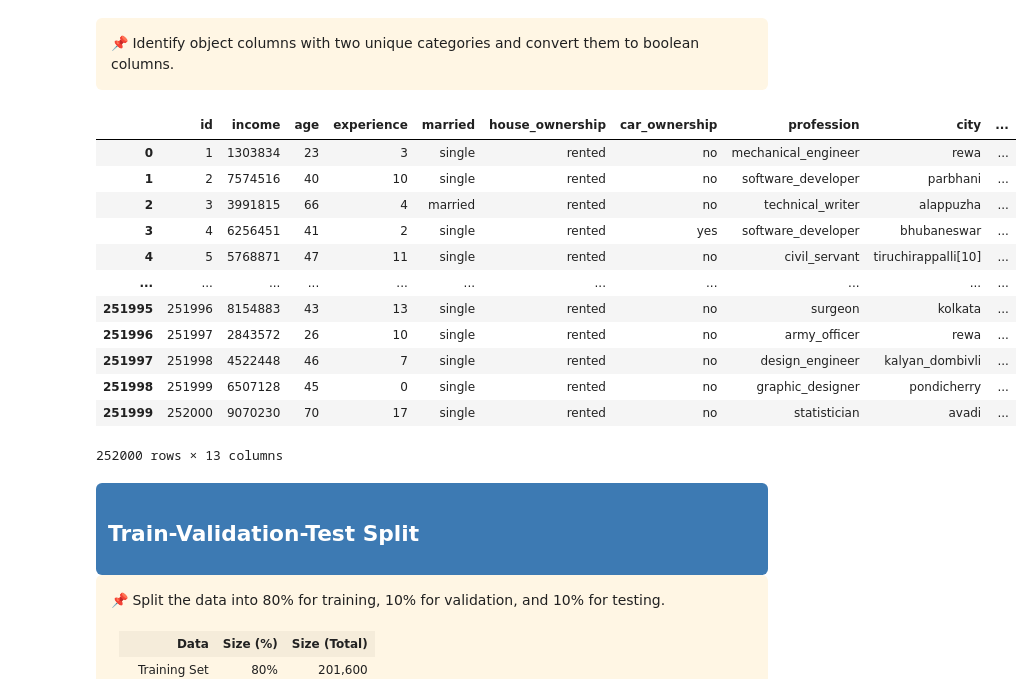
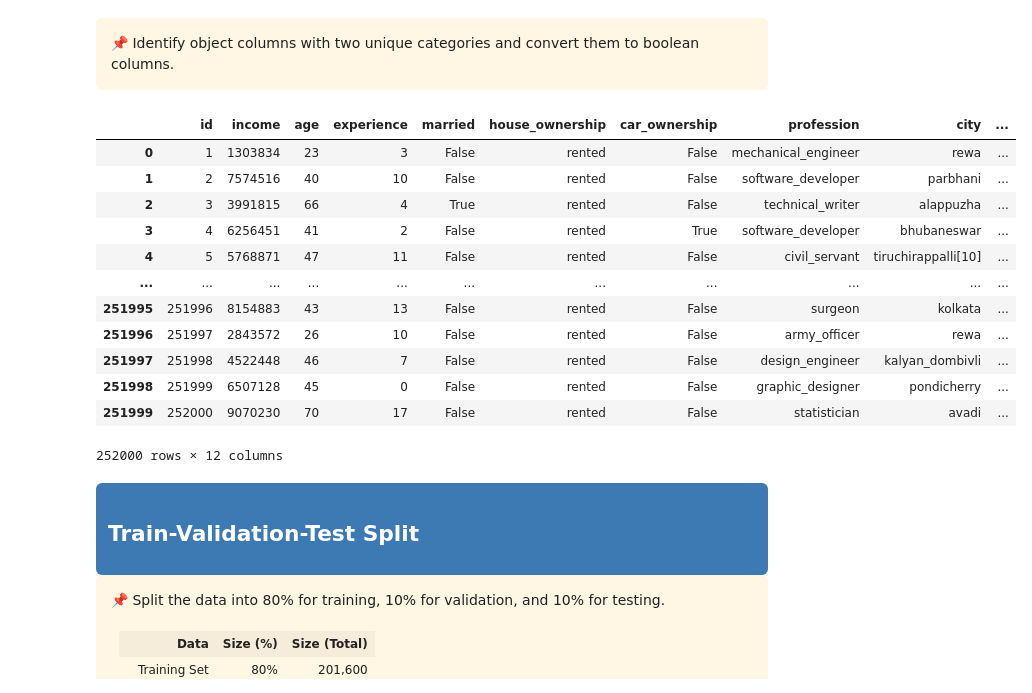
Before and after one commit to JensBender/loan-default-prediction, a Jupyter notebook: loan_default_prediction.ipynb, the cells around one changed output. Saved outputs shown, nothing was run; the diff lists cells and outputs as text; code cells hidden in the pictures.

Commit message:
In loan_default_prediction.ipynb > Data Preprocessing > Handling Data Types: Add car_ownershipt to BooleanColumnTransformer and add transformer to Pipeline

```diff
--- a/loan_default_prediction.ipynb
+++ b/loan_default_prediction.ipynb
@@ -285,47 +285,51 @@ class CategoricalLabelStandardizer(BaseEstimator, TransformerMixin):
                     .replace("-", "_")  # Replace hyphens with "_"
                     .replace("/", "_")  # Replace slashes with "_"
                     .replace(" ", "_")  # Replace spaces with "_"
                     if isinstance(categorical_label, str) else categorical_label
                 )
             )
         return X
 
 # --- Step 2: Convert binary categorical columns to boolean columns ---
 # Create custom Transformer class to convert binary categorical columns to boolean columns (married and car_ownership)
 class BooleanColumnTransformer(BaseEstimator, TransformerMixin):
     def fit(self, X, y=None):
         return self  # No fitting needed
 
     def transform(self, X):
         X = X.copy()
         if "married" in X.columns:
             X["married"] = X["married"].map({"married": True, "single": False})
+        if "car_ownership" in X.columns:
+            X["car_ownership"] = X["car_ownership"].map({"yes": True, "no": False})
         return X
 
 
 # --- Pipeline ---
 # Define pipeline
 pipeline = Pipeline([
-    ("categorical_label_standardizer", CategoricalLabelStandardizer(columns=["profession", "city", "state"]))
+    ("categorical_label_standardizer", CategoricalLabelStandardizer(columns=["profession", "city", "state"])),
+    ("boolean_column_transformer", BooleanColumnTransformer())
 ])
 
 # Use pipeline on the training data
-X_train_transformed = pipeline.fit_transform(df)
+X = df.drop("risk_flag", axis=1)
+X_train_transformed = pipeline.fit_transform(X)
 X_train_transformed
 # %% [output]
 |  | id | income | age | experience | married | house_ownership | car_ownership | profession | city | ... |
-| 0 | 1 | 1303834 | 23 | 3 | single | rented | no | mechanical_engineer | rewa | ... |
-| 1 | 2 | 7574516 | 40 | 10 | single | rented | no | software_developer | parbhani | ... |
-| 2 | 3 | 3991815 | 66 | 4 | married | rented | no | technical_writer | alappuzha | ... |
-| 3 | 4 | 6256451 | 41 | 2 | single | rented | yes | software_developer | bhubaneswar | ... |
-| 4 | 5 | 5768871 | 47 | 11 | single | rented | no | civil_servant | tiruchirappalli[10] | ... |
+| 0 | 1 | 1303834 | 23 | 3 | False | rented | False | mechanical_engineer | rewa | ... |
+| 1 | 2 | 7574516 | 40 | 10 | False | rented | False | software_developer | parbhani | ... |
+| 2 | 3 | 3991815 | 66 | 4 | True | rented | False | technical_writer | alappuzha | ... |
+| 3 | 4 | 6256451 | 41 | 2 | False | rented | True | software_developer | bhubaneswar | ... |
+| 4 | 5 | 5768871 | 47 | 11 | False | rented | False | civil_servant | tiruchirappalli[10] | ... |
 | ... | ... | ... | ... | ... | ... | ... | ... | ... | ... | ... |
-| 251995 | 251996 | 8154883 | 43 | 13 | single | rented | no | surgeon | kolkata | ... |
-| 251996 | 251997 | 2843572 | 26 | 10 | single | rented | no | army_officer | rewa | ... |
-| 251997 | 251998 | 4522448 | 46 | 7 | single | rented | no | design_engineer | kalyan_dombivli | ... |
-| 251998 | 251999 | 6507128 | 45 | 0 | single | rented | no | graphic_designer | pondicherry | ... |
-| 251999 | 252000 | 9070230 | 70 | 17 | single | rented | no | statistician | avadi | ... |
+| 251995 | 251996 | 8154883 | 43 | 13 | False | rented | False | surgeon | kolkata | ... |
+| 251996 | 251997 | 2843572 | 26 | 10 | False | rented | False | army_officer | rewa | ... |
+| 251997 | 251998 | 4522448 | 46 | 7 | False | rented | False | design_engineer | kalyan_dombivli | ... |
+| 251998 | 251999 | 6507128 | 45 | 0 | False | rented | False | graphic_designer | pondicherry | ... |
+| 251999 | 252000 | 9070230 | 70 | 17 | False | rented | False | statistician | avadi | ... |
-252000 rows × 13 columns
+252000 rows × 12 columns
 # %% [markdown]
 <div style="background-color:#3d7ab3; color:white; padding:12px; border-radius:6px;">
     <h2 style="margin:0px">Train-Validation-Test Split</h2>
```
